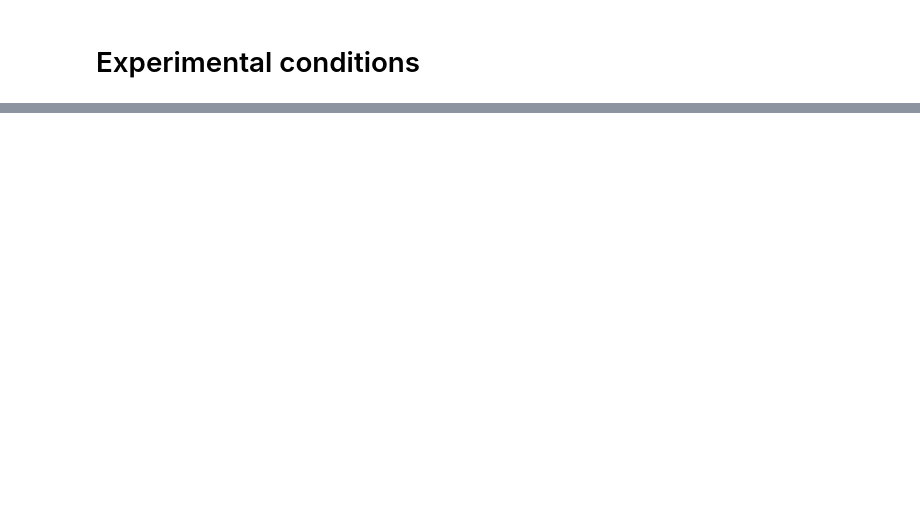
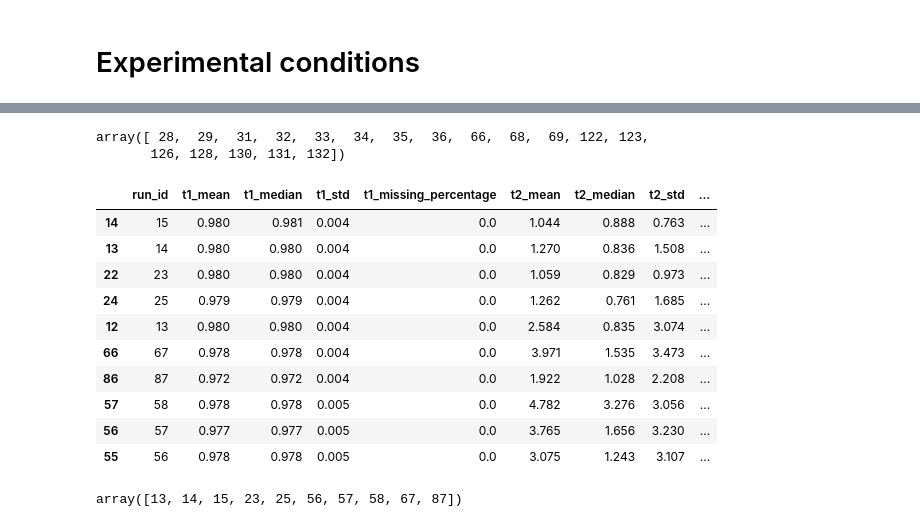
Before and after one commit to fernandonquintino/confocal_film_measurement, a Jupyter notebook: notebooks/selected_conditions.ipynb, the cells around one changed output, grey strips where cells are left out. Saved outputs shown, nothing was run; the diff lists cells and outputs as text; code cells hidden in the pictures; blank space fills up the shorter version.

Commit message:
results

```diff
--- a/notebooks/selected_conditions.ipynb
+++ b/notebooks/selected_conditions.ipynb
@@ -24,6 +24,8 @@ gold_profile_path = Path.cwd().parent / 'data/gold_layer/profile_pics'
 # %%
 
-df_confocal = pd.read_pickle(silver_path / 'confocal_results.pkl')
+df_confocal = pd.read_pickle(silver_path / 'confocal_results_processed.pkl')
 df_experimental = pd.read_pickle(silver_path / 'experimental_results.pkl')
 # %%
 missing_threshold = 50
+# %%
+df_consolidated = pd.merge(df_confocal, df_experimental[['run_id', 'jl', 'jg', 'date_identifier', 'pattern', 'reduced_pattern']], on='run_id', how='inner')
@@ -30,2 +34,2 @@ missing_threshold = 50
 # %%
-df_consolidated = pd.merge(df_confocal.loc[df_confocal['t2_missing_percentage']<missing_threshold], df_experimental[['run_id', 'date_identifier', 'pattern', 'reduced_pattern']], on='run_id', how='inner')
+df_consolidated_2 = df_consolidated[df_confocal['t2_missing_percentage']<missing_threshold]
@@ -36,0 +95,23 @@ dtype: float64
+# %%
+df_consolidated_2.query('reduced_pattern == "plug"')['run_id'].unique()
+# %% [output]
+array([ 28,  29,  31,  32,  33,  34,  35,  36,  66,  68,  69, 122, 123,
+       126, 128, 130, 131, 132])
+# %%
+df_consolidated_2.query('reduced_pattern == "slug"').sort_values('jl')
+# %% [output]
+|  | run_id | t1_mean | t1_median | t1_std | t1_missing_percentage | t2_mean | t2_median | t2_std | ... |
+| 14 | 15 | 0.980 | 0.981 | 0.004 | 0.0 | 1.044 | 0.888 | 0.763 | ... |
+| 13 | 14 | 0.980 | 0.980 | 0.004 | 0.0 | 1.270 | 0.836 | 1.508 | ... |
+| 22 | 23 | 0.980 | 0.980 | 0.004 | 0.0 | 1.059 | 0.829 | 0.973 | ... |
+| 24 | 25 | 0.979 | 0.979 | 0.004 | 0.0 | 1.262 | 0.761 | 1.685 | ... |
+| 12 | 13 | 0.980 | 0.980 | 0.004 | 0.0 | 2.584 | 0.835 | 3.074 | ... |
+| 66 | 67 | 0.978 | 0.978 | 0.004 | 0.0 | 3.971 | 1.535 | 3.473 | ... |
+| 86 | 87 | 0.972 | 0.972 | 0.004 | 0.0 | 1.922 | 1.028 | 2.208 | ... |
+| 57 | 58 | 0.978 | 0.978 | 0.005 | 0.0 | 4.782 | 3.276 | 3.056 | ... |
+| 56 | 57 | 0.977 | 0.977 | 0.005 | 0.0 | 3.765 | 1.656 | 3.230 | ... |
+| 55 | 56 | 0.978 | 0.978 | 0.005 | 0.0 | 3.075 | 1.243 | 3.107 | ... |
+# %%
+67, 56, 58, 25
+# %% [output]
+array([13, 14, 15, 23, 25, 56, 57, 58, 67, 87])
```
Also changed, not shown: parts of 9 cells of this notebook, 4 other files.
